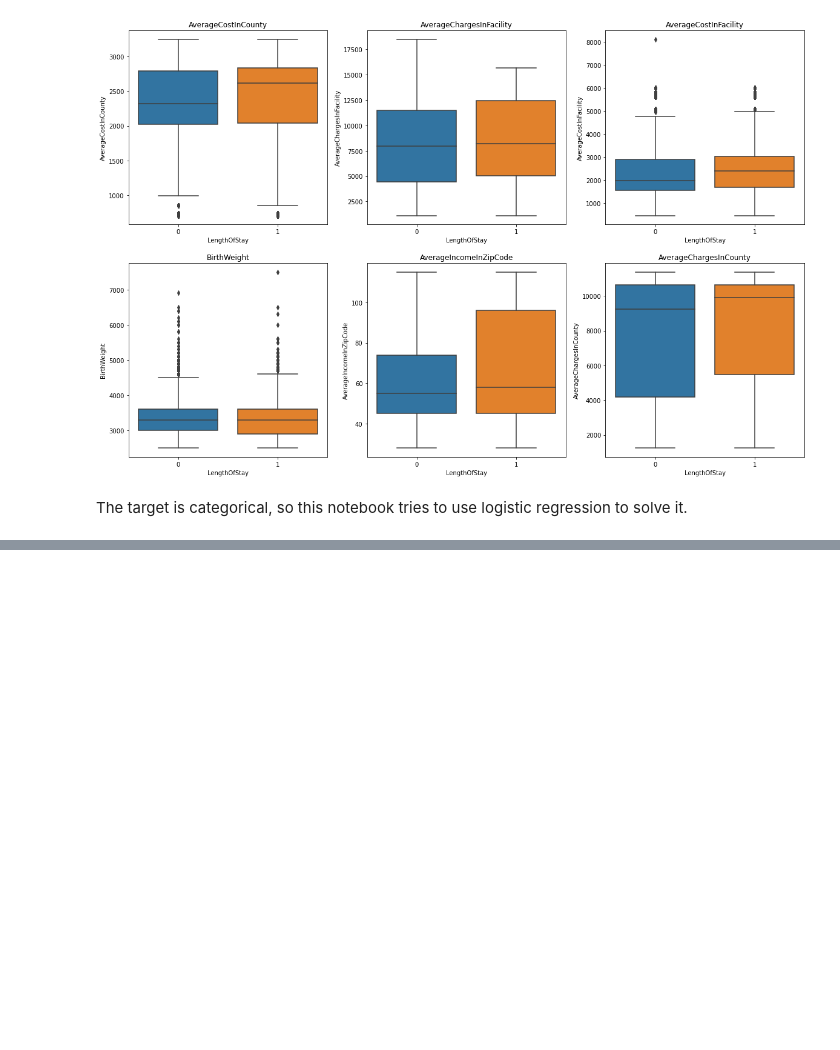
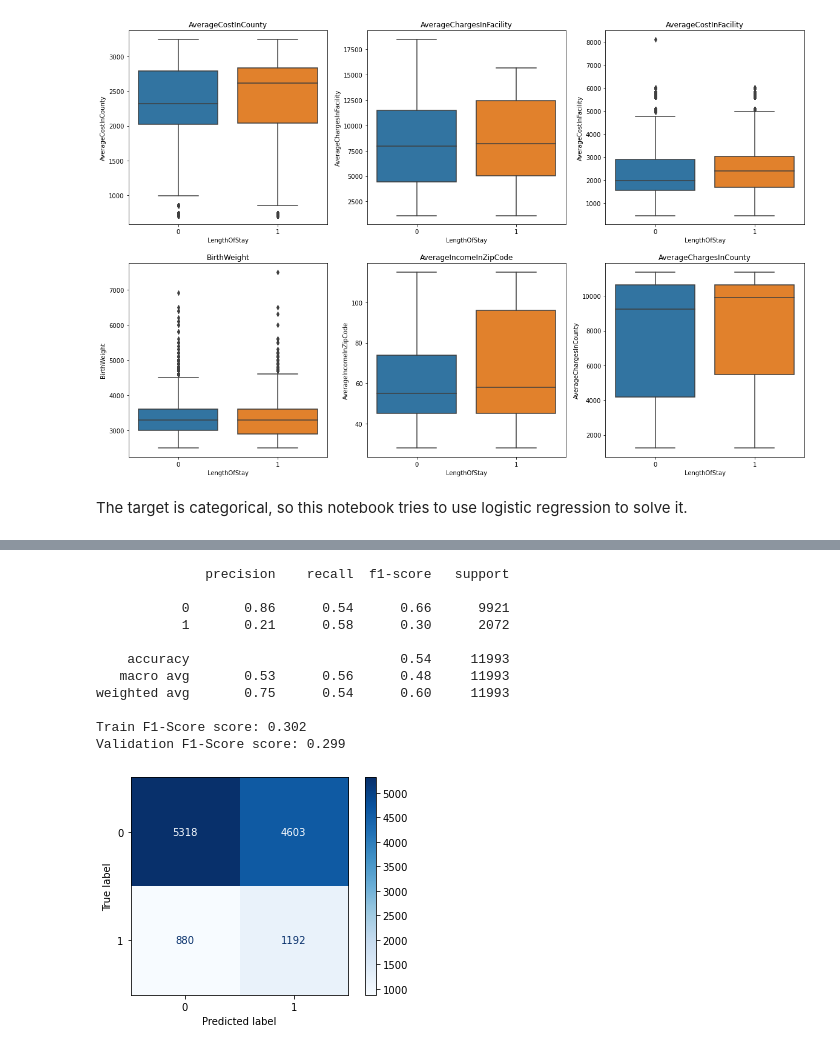
Before and after one commit to qinqin65/MachineLerningAssignment1, a Jupyter notebook: s3805989_assignment1.ipynb, the cells around one changed output, grey strips where cells are left out. Saved outputs shown, nothing was run; the diff lists cells and outputs as text; code cells hidden in the pictures; blank space fills up the shorter version.

```diff
--- a/s3805989_assignment1.ipynb
+++ b/s3805989_assignment1.ipynb
@@ -284,0 +310,39 @@ for i, col in enumerate(features_scaled.columns):
+# %%
+train_x = train_data_logistical_rgression.drop('LengthOfStay', axis=1)
+train_y = train_data_logistical_rgression['LengthOfStay']
+val_x = val_data_logistical_rgression.drop('LengthOfStay', axis=1)
+val_y = val_data_logistical_rgression['LengthOfStay']
+test_x = test_data_logistical_rgression.drop('LengthOfStay', axis=1)
+test_y = test_data_logistical_rgression['LengthOfStay']
+
+clf = LogisticRegression(random_state=0, penalty='none', solver='saga',
+                         max_iter=1000,
+                         class_weight='balanced').fit(train_x, train_y)
+
+train_prediction = clf.predict(train_x)
+val_prediction = clf.predict(val_x)
+test_pred = clf.predict(test_x)
+
+print(classification_report(test_y, test_pred,))
+
+train_f1 = f1_score(train_y, train_prediction)
+val_f1 = f1_score(val_y, val_prediction)
+
+print("Train F1-Score score: {:.3f}".format(train_f1))
+print("Validation F1-Score score: {:.3f}".format(val_f1))
+
+disp = plot_confusion_matrix(clf, test_x, test_y, cmap=plt.cm.Blues)
+plt.show()
+# %% [output]
+              precision    recall  f1-score   support
+
+           0       0.86      0.54      0.66      9921
+           1       0.21      0.58      0.30      2072
+
+    accuracy                           0.54     11993
+   macro avg       0.53      0.56      0.48     11993
+weighted avg       0.75      0.54      0.60     11993
+
+Train F1-Score score: 0.302
+Validation F1-Score score: 0.299
+[figure, added]
```
Also changed, not shown: parts of 6 cells of this notebook.
